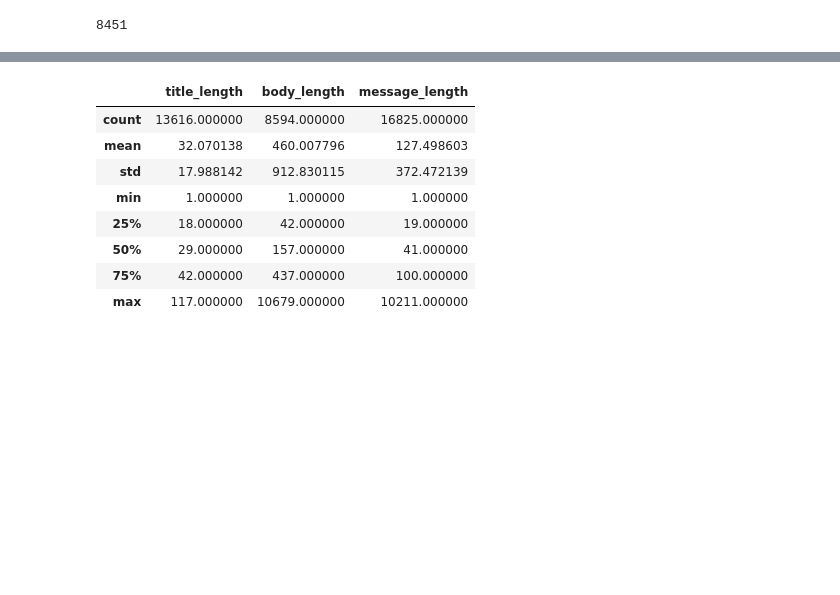
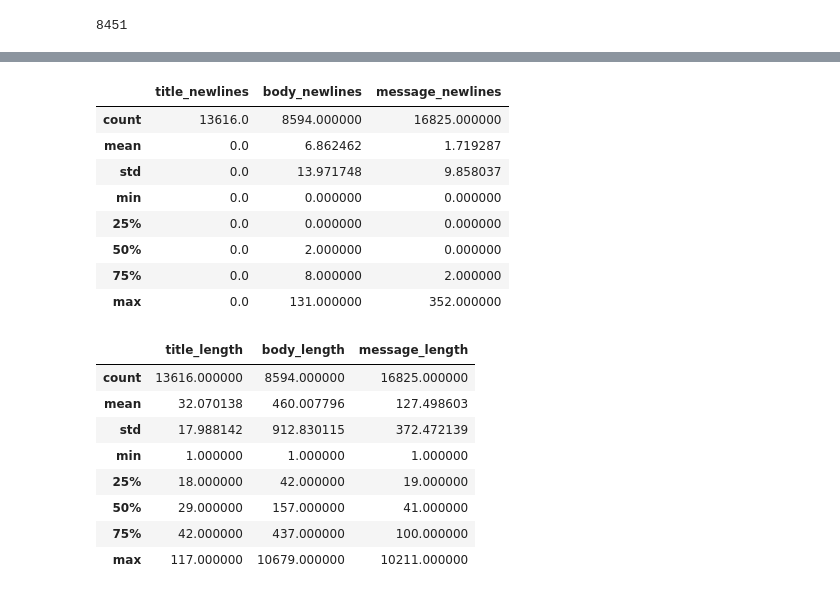
Before and after one commit to fzanart/Socialz, a Jupyter notebook: random_corpus.ipynb, the cells around one changed output, grey strips where cells are left out. Drawn from its saved outputs; the diff is of its cells as text; code cells hidden in the pictures; blank space fills up the shorter version.

Commit message:
Save corpus as txt file. - Add metrics of text lenghts. - Add counts of new lines characters. - Download corpus.

```diff
--- a/random_corpus.ipynb
+++ b/random_corpus.ipynb
@@ -107,6 +108,10 @@ len(corpus)
 ds['title_length'] = ds['title'].apply(lambda x: len(x) if not isinstance(x, NoneType) and len(x) > 0 else None)
 ds['body_length'] = ds['body'].apply(lambda x: len(x) if not isinstance(x, NoneType) and len(x) > 0 else None)
 ds['message_length'] = ds['message'].apply(lambda x: len(x) if not isinstance(x, NoneType) and len(x) > 0 else None)
+
+ds['title_newlines'] = ds['title'].apply(lambda x: x.count('\n') if not isinstance(x, NoneType) and len(x) > 0 else None)
+ds['body_newlines'] = ds['body'].apply(lambda x: x.count('\n') if not isinstance(x, NoneType) and len(x) > 0 else None)
+ds['message_newlines'] = ds['message'].apply(lambda x: x.count('\n') if not isinstance(x, NoneType) and len(x) > 0 else None)
 ds
 # %% [output]
 |  | type | public | payload | repo | actor | org | created_at | id | other | year | title | ... |
@@ -125,3 +130,16 @@ ds
+# %%
+stats = pd.concat([ds['title_newlines'].describe(), ds['body_newlines'].describe(), ds['message_newlines'].describe()], axis=1)
+stats
+# %% [output]
+|  | title_newlines | body_newlines | message_newlines |
+| count | 13616.0 | 8594.000000 | 16825.000000 |
+| mean | 0.0 | 6.862462 | 1.719287 |
+| std | 0.0 | 13.971748 | 9.858037 |
+| min | 0.0 | 0.000000 | 0.000000 |
+| 25% | 0.0 | 0.000000 | 0.000000 |
+| 50% | 0.0 | 2.000000 | 0.000000 |
+| 75% | 0.0 | 8.000000 | 2.000000 |
+| max | 0.0 | 131.000000 | 352.000000 |
 # %%
 stats = pd.concat([ds['title_length'].describe(), ds['body_length'].describe(), ds['message_length'].describe()], axis=1)
 stats
```
Also changed, not shown: parts of 6 cells of this notebook.
